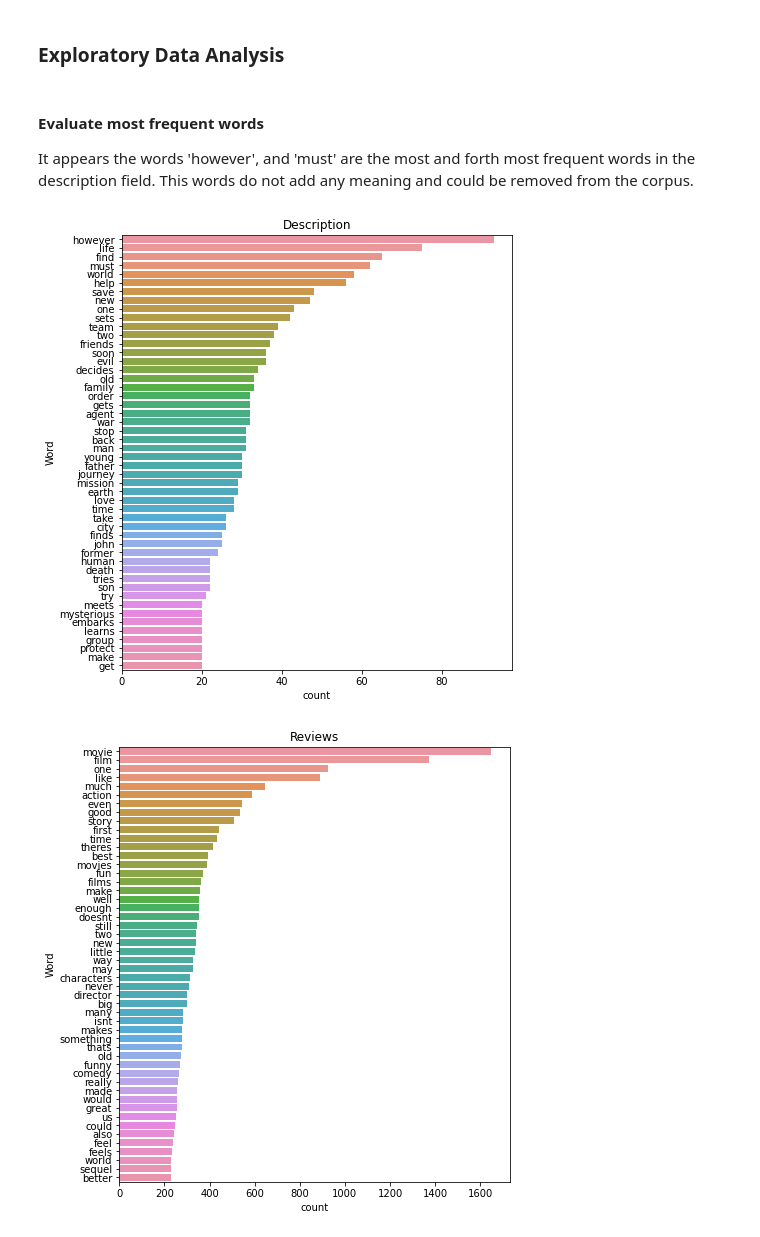
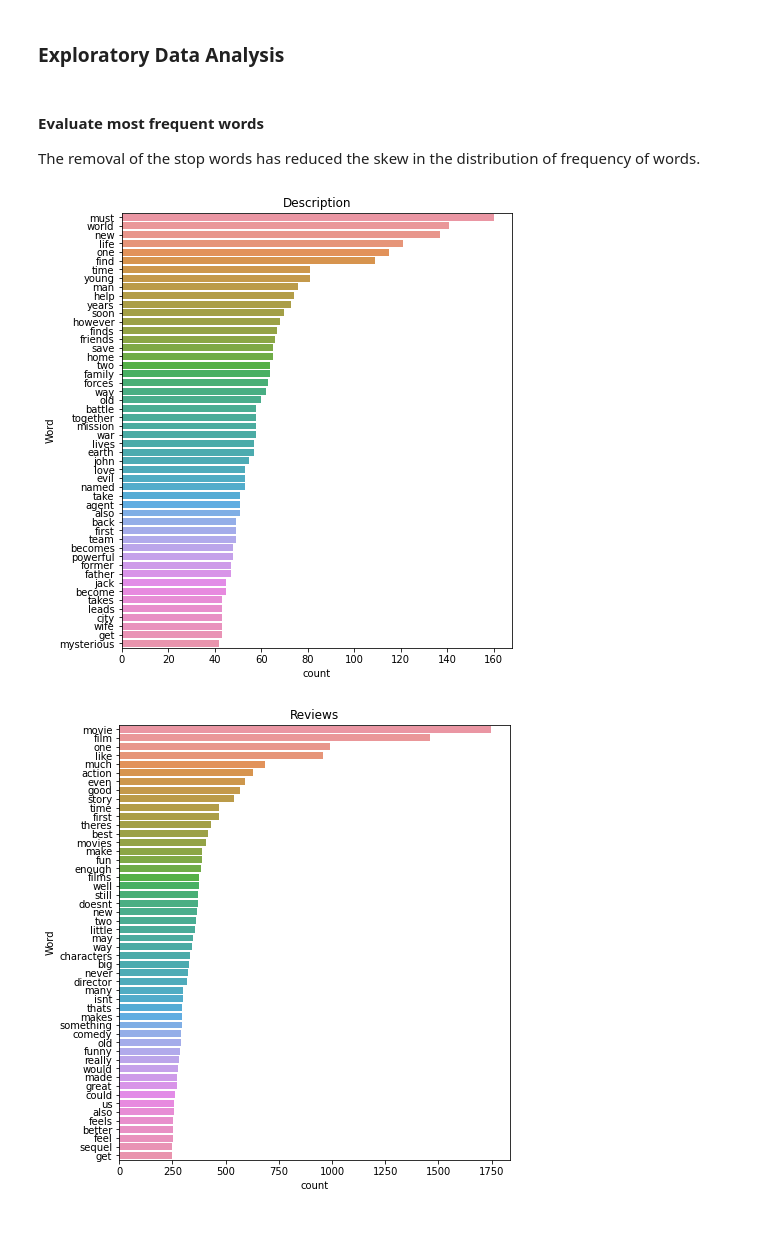
Before and after one commit to jamchap/MA5851, a Jupyter notebook: 02 Data Transformation & EDA.ipynb, the cells around one changed output. Saved outputs shown, nothing was run; the diff lists cells and outputs as text; code cells hidden in the pictures.

Commit message:
Revised WebCrawlers

```diff
--- a/02 Data Transformation & EDA.ipynb
+++ b/02 Data Transformation & EDA.ipynb
@@ -25,8 +17,11 @@ df_google.head(2)
 # %%
 # Rotten Tomatoes
-df_rt = pd.concat([pd.read_csv('bk_rt_1_raw.csv', dtype = object)
-                   , pd.read_csv('bk_rt_2_raw.csv', dtype = object)
-                   , pd.read_csv('bk_rt_3_raw.csv', dtype = object)
-                   , pd.read_csv('bk_rt_4_raw.csv', dtype = object)])
+df_rt = pd.concat([pd.read_csv('Rotten Tomatoes/bk_rt_1_raw.csv', dtype = object)
+                   , pd.read_csv('Rotten Tomatoes/bk_rt_2_raw.csv', dtype = object)
+                   , pd.read_csv('Rotten Tomatoes/bk_rt_3_raw.csv', dtype = object)
+                   , pd.read_csv('Rotten Tomatoes/bk_rt_4_raw.csv', dtype = object)
+                   , pd.read_csv('Rotten Tomatoes/bk_rt_5_raw.csv', dtype = object)])
+print(f'{len(df_rt)} rows of data loaded for {len(df_rt.mojo_name.unique())} films')
+print(f'Therefore, {len(df_mojo) - len(df_rt.mojo_name.unique())} films were not found by the WebCrawler')
 df_rt.head(2)
 # %% [output]
@@ -75,21 +78,18 @@ All rows joined? True
 # %%
 # Merge Rotten Tomatoes data
-df_merge = df_mojo_goo.merge(df_rt_clean
-                             , left_on = ['Title', 'Year']
-                             , right_on = ['mojo_name', 'mojo_year'])
+df_merge = df_mojo.merge(df_rt_clean
+                         , how='left'
+                         , left_on = ['Title', 'Year']
+                         , right_on = ['mojo_name', 'mojo_year'])
 
 # Filter to columns that we will need
 df_merge = df_merge.loc[:,['Title'
                           , 'Year'
                           , 'Worldwide Lifetime Gross'
                           , 'Domestic %'
-                          , 'google_use_like'
-                          , 'google_use_score'
-                          , 'google_use_n_rev'
-                          , 'imdb_score'
-                          , 'rotten_tom_score'
                           , 'genre'
-                          , 'movie_description'
+                          , 'description'
+                          , 'critical_consensus'
                           , 'review']]
 
 # Rename columns
@@ -97,13 +97,9 @@ df_merge.columns = ['title'
                   , 'year'
                   , 'worldwide_gross'
                   , 'usa_percent'
-                  , 'google_use_like'
-                  , 'google_score'
-                  , 'google_use_n_rev'
-                  , 'imdb_score'
-                  , 'rotten_tom_score'
                   , 'genre'
                   , 'movie_description'
+                  , 'critical_consensus'
                   , 'review']
 
 # Remove any empty rows remaining
@@ -126,18 +118,14 @@ freq_words_chart(df_merge['review'].apply(lambda x: ', '.join(x)), 50, 'Reviews'
 # Convert numbers to floats
 df_merge['worldwide_gross'] = df_merge['worldwide_gross'].apply(lambda x: re.sub("[^0-9]", "",x)).astype(float)
 df_merge['usa_percent'] = df_merge['usa_percent'].apply(lambda x: usa_pc(x))
-df_merge['google_use_like'] = df_merge['google_use_like'].astype(float)
-df_merge['google_score'] = df_merge['google_score'].astype(float)
-df_merge['google_use_n_rev'] = df_merge['google_use_n_rev'].astype(float)
-df_merge['imdb_score'] = df_merge['imdb_score'].astype(float)
-df_merge['rotten_tom_score'] = df_merge['rotten_tom_score'].astype(float)
 
 # Clean text
 # 1) Remove non-letters
 # 2) Remove stop words for descriptions and reviews
 # 3) Lemmatize text for descriptions and reviews
-df_merge['genre'] = df_merge['genre'].apply(lambda x: re.sub(" ,",",", x).lower())
+df_merge['genre'] = df_merge['genre'].apply(lambda x: re.sub(" ,","", x).lower())
 df_merge['movie_description'] = df_merge['movie_description'].apply(lambda x: clean_text(x, True))
+df_merge['critical_consensus'] = df_merge['critical_consensus'].apply(lambda x: clean_text(x, True))
 df_merge['review_list'] = df_merge['review'].apply(lambda x: clean_text_list(x, True))
 df_merge['reviews'] = df_merge['review_list'].apply(lambda x: ', '.join(x))
 
@@ -153,12 +139,13 @@ df_merge.to_csv('test.csv', index = False)
 ### Exploratory Data Analysis
 # %% [markdown]
 #### Evaluate most frequent words
-It appears the words 'however', and 'must' are the most and forth most frequent words in the description field. This words do not add any meaning and could be removed from the corpus.
+The removal of the stop words has reduced the skew in the distribution of frequency of words.
 # %%
 freq_words_chart(df_merge['movie_description'], 50, 'Description')
 # %% [output]
-[figure, old version]
+[figure, new version]
 # %%
+figsize = (1,7)
 freq_words_chart(df_merge['reviews'], 50, 'Reviews')
 # %% [output]
-[figure, old version]
+[figure, new version]
```
Also changed, not shown: parts of 26 cells of this notebook, 23 other files.
